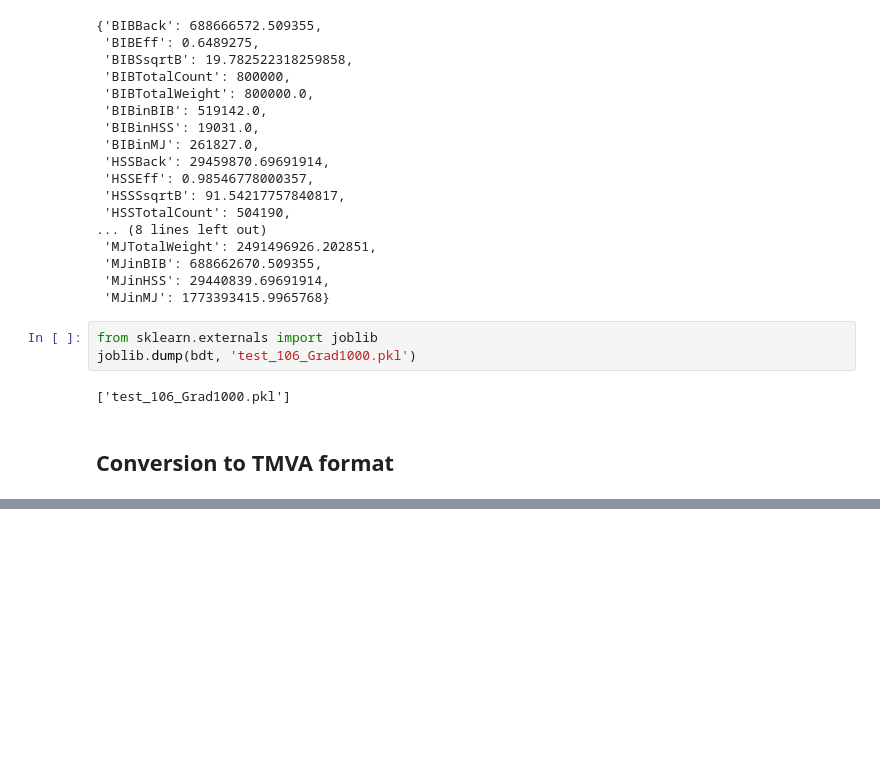
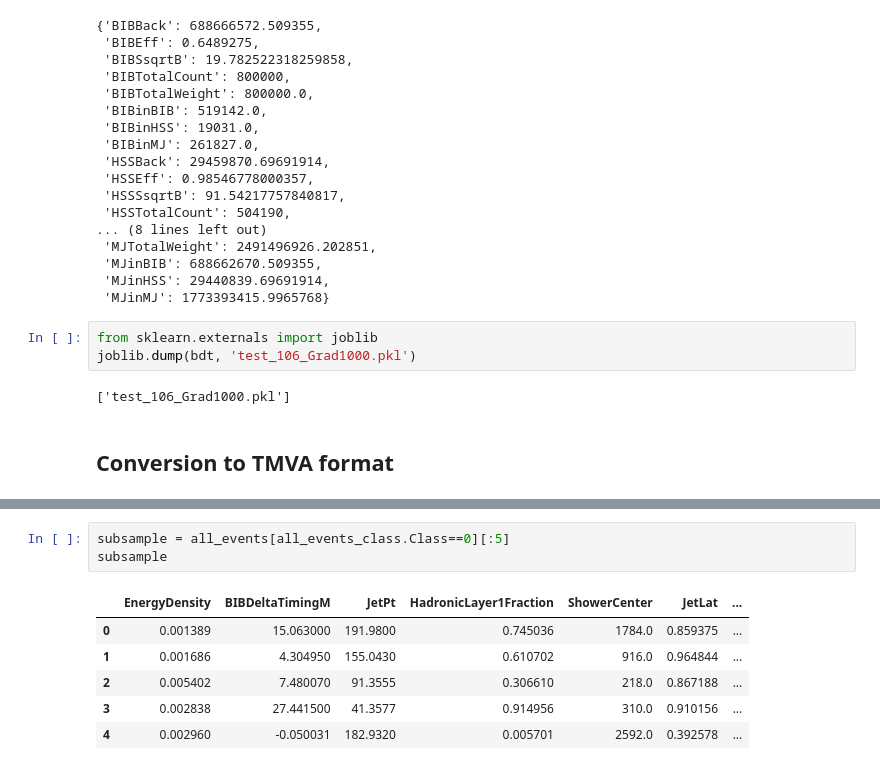
Before and after one commit to gordonwatts/JetCutStudies, a Jupyter notebook: notebooks/Final Training.ipynb, the cells around one changed output, grey strips where cells are left out. Saved outputs shown, nothing was run; the diff lists cells and outputs as text; blank space fills up the shorter version.

```diff
--- a/notebooks/Final Training.ipynb
+++ b/notebooks/Final Training.ipynb
@@ -103,0 +178,10 @@ bdtGeneral.to_tmva("training_106_Grad1000.xml")
+# %%
+subsample = all_events[all_events_class.Class==0][:5]
+subsample
+# %% [output]
+|  | EnergyDensity | BIBDeltaTimingM | JetPt | HadronicLayer1Fraction | ShowerCenter | JetLat | ... |
+| 0 | 0.001389 | 15.063000 | 191.9800 | 0.745036 | 1784.0 | 0.859375 | ... |
+| 1 | 0.001686 | 4.304950 | 155.0430 | 0.610702 | 916.0 | 0.964844 | ... |
+| 2 | 0.005402 | 7.480070 | 91.3555 | 0.306610 | 218.0 | 0.867188 | ... |
+| 3 | 0.002838 | 27.441500 | 41.3577 | 0.914956 | 310.0 | 0.910156 | ... |
+| 4 | 0.002960 | -0.050031 | 182.9320 | 0.005701 | 2592.0 | 0.392578 | ... |
```
Also changed, not shown: parts of 29 cells of this notebook.
